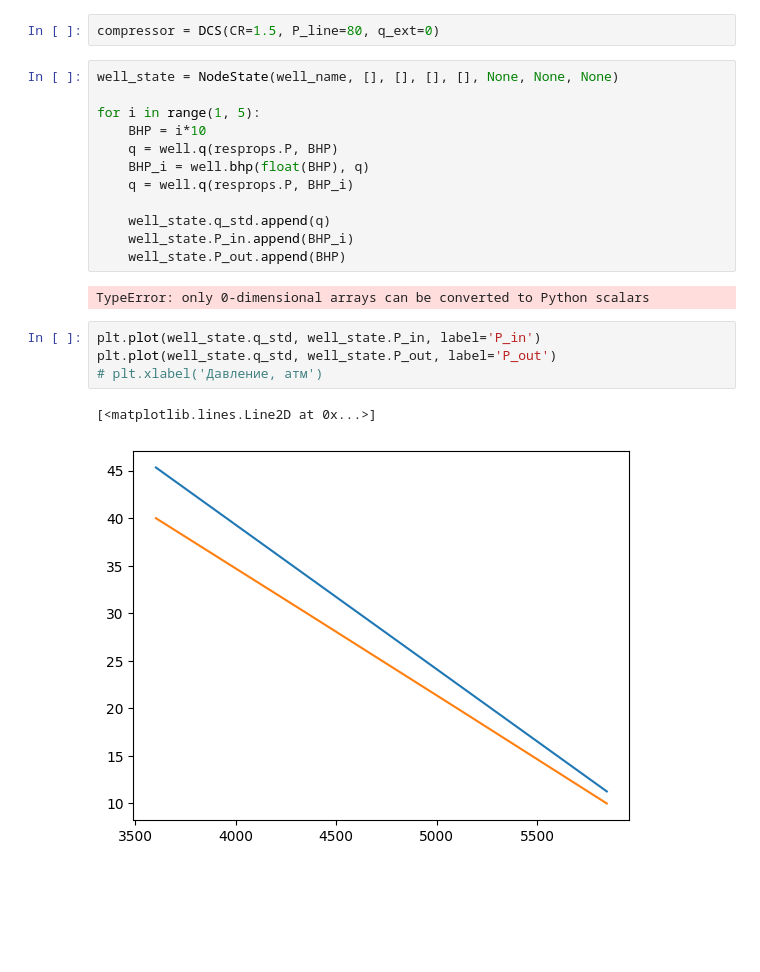
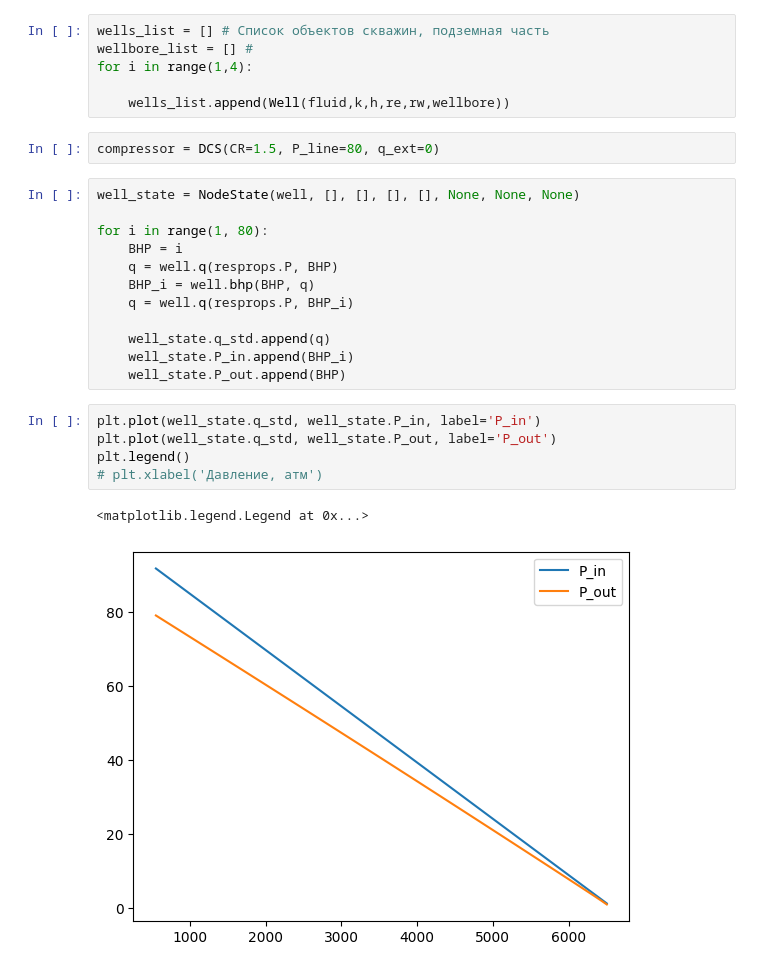
Before and after one commit to Rexihs/HomeWork, a Jupyter notebook: курсовая.ipynb, the cells around one changed output. Drawn from its saved outputs; the diff is of its cells as text; blank space fills up the shorter version.

Commit message:
Черновик solve для едениченой скважины. Тестирования модуля filed function solve

```diff
--- a/курсовая.ipynb
+++ b/курсовая.ipynb
@@ -66,23 +55,28 @@ well_state.get_state()
+# %%
+wells_list = [] # Список объектов скважин, подземная часть
+wellbore_list = [] #
+for i in range(1,4):
+
+    wells_list.append(Well(fluid,k,h,re,rw,wellbore))
 # %%
 compressor = DCS(CR=1.5, P_line=80, q_ext=0)
 # %%
-well_state = NodeState(well_name, [], [], [], [], None, None, None)
+well_state = NodeState(well, [], [], [], [], None, None, None)
 
-for i in range(1, 5):
-    BHP = i*10
+for i in range(1, 80):
+    BHP = i
     q = well.q(resprops.P, BHP)
-    BHP_i = well.bhp(float(BHP), q)
+    BHP_i = well.bhp(BHP, q)
     q = well.q(resprops.P, BHP_i)
 
     well_state.q_std.append(q)
     well_state.P_in.append(BHP_i)
     well_state.P_out.append(BHP)
-# %% [output]
-TypeError: only 0-dimensional arrays can be converted to Python scalars
 # %%
 plt.plot(well_state.q_std, well_state.P_in, label='P_in')
 plt.plot(well_state.q_std, well_state.P_out, label='P_out')
+plt.legend()
 # plt.xlabel('Давление, атм')
 # %% [output]
-[<matplotlib.lines.Line2D at 0x...>]
+<matplotlib.legend.Legend at 0x...>
-[figure, old version]
+[figure, new version]
```
Also changed, not shown: parts of 12 cells of this notebook.
